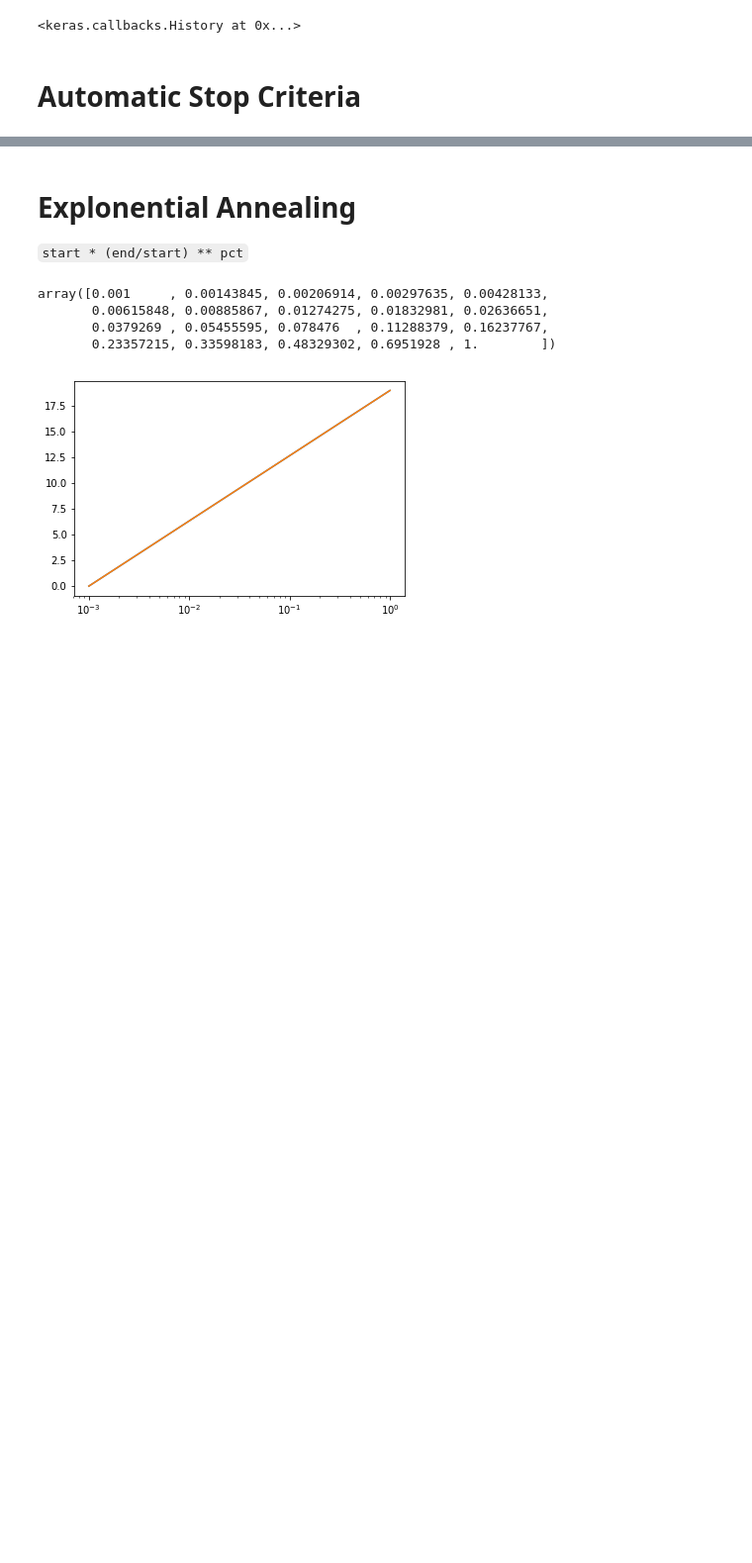
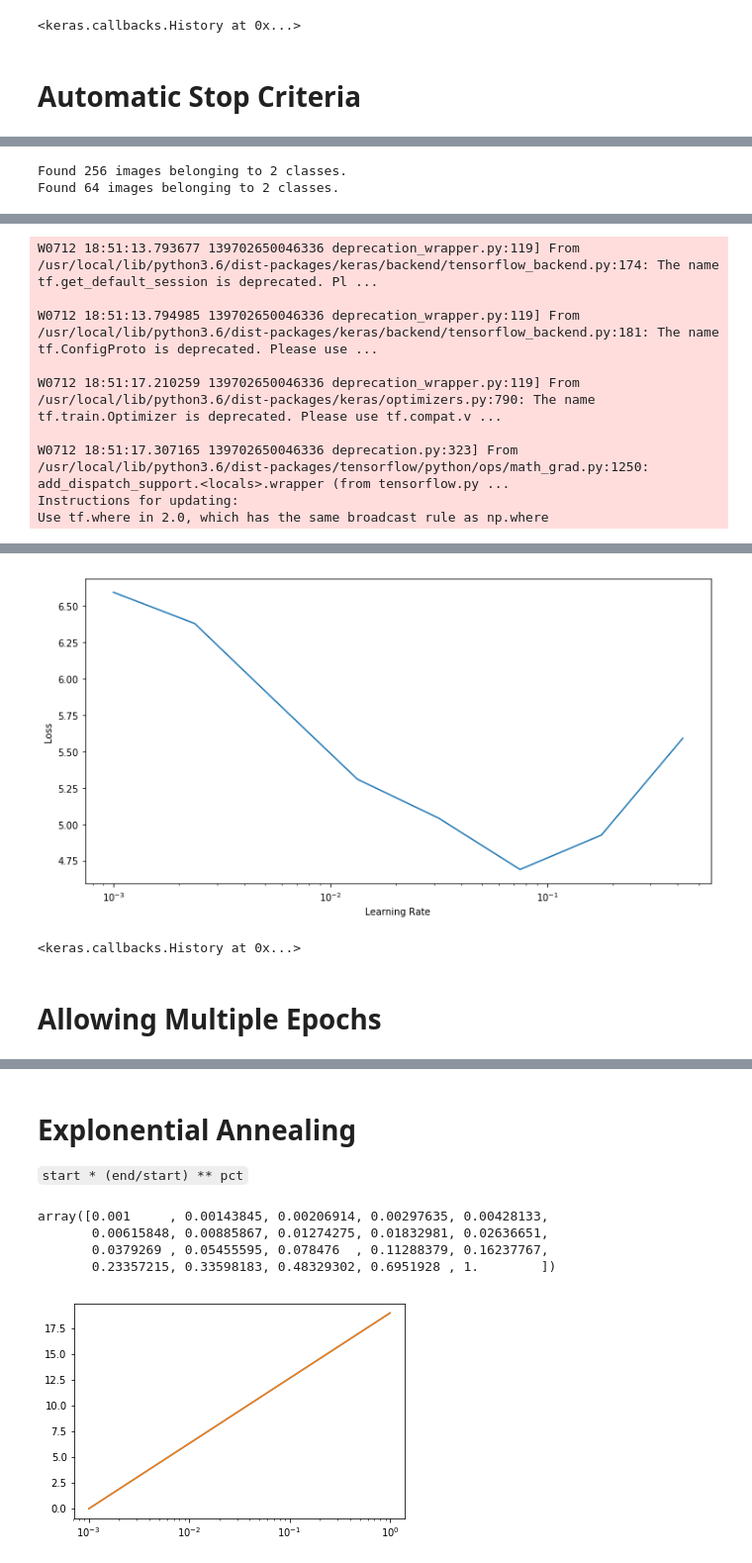
Before and after one commit to WittmannF/LRFinder, a Jupyter notebook: LRFinder_Playground.ipynb, the cells around one changed output, grey strips where cells are left out. Shown at 99% size. Cells and saved outputs as stored; diff of their text form; code cells hidden in the pictures; blank space fills up the shorter version.

```diff
--- a/LRFinder_Playground.ipynb
+++ b/LRFinder_Playground.ipynb
@@ -247,0 +317,44 @@ Epoch 1/1
+# %%
+from keras.applications.vgg16 import VGG16, preprocess_input
+from keras.preprocessing.image import ImageDataGenerator
+
+# 1. Define Data Generators
+DATA_PATH = 'ImageDataGenerator-example/flow_from_directory'
+
+datagen = ImageDataGenerator(preprocessing_function=preprocess_input)
+train_gen = datagen.flow_from_directory(DATA_PATH+'/train', target_size=(224, 224), class_mode="sparse")
+valid_gen = datagen.flow_from_directory(DATA_PATH+'/valid', target_size=(224, 224), class_mode="sparse")
+# %% [output]
+Found 256 images belonging to 2 classes.
+Found 64 images belonging to 2 classes.
+# %%
+from keras.models import Sequential
+from keras.layers import Flatten, Dense
+from keras.optimizers import Adam
+from keras.callbacks import ModelCheckpoint
+
+# 2. Initialize base model
+base_model = VGG16(include_top=False, input_shape=(224,224,3))
+
+# 3. Freeze layers from the base model
+for layer in base_model.layers:
+    layer.trainable=False
+
+# 4. Add Fully connected layer
+model = Sequential([base_model,
+                    Flatten(),
+                    Dense(1024, activation='relu'),
+                    Dense(2, activation='softmax')])
+
+model.compile(optimizer=Adam(lr=1e-4),
+              loss='sparse_categorical_crossentropy',
+              metrics=['accuracy'])
+
+lr_finder = LRFinder(min_lr=0.001, max_lr=1, mom=0.9)
+
+model.fit_generator(train_gen,
+                    train_gen.n//train_gen.batch_size,
+                    validation_data=valid_gen,
+                    validation_steps=valid_gen.n//valid_gen.batch_size,
+                    callbacks=[lr_finder])
+# %% [output]
@@ -247,0 +371,9 @@ Epoch 1/1
+W0712 18:51:13.793677 139702650046336 deprecation_wrapper.py:119] From /usr/local/lib/python3.6/dist-packages/keras/backend/tensorflow_backend.py:174: The name tf.get_default_session is deprecated. Pl ...
+
+W0712 18:51:13.794985 139702650046336 deprecation_wrapper.py:119] From /usr/local/lib/python3.6/dist-packages/keras/backend/tensorflow_backend.py:181: The name tf.ConfigProto is deprecated. Please use ...
+
+W0712 18:51:17.210259 139702650046336 deprecation_wrapper.py:119] From /usr/local/lib/python3.6/dist-packages/keras/optimizers.py:790: The name tf.train.Optimizer is deprecated. Please use tf.compat.v ...
+
+W0712 18:51:17.307165 139702650046336 deprecation.py:323] From /usr/local/lib/python3.6/dist-packages/tensorflow/python/ops/math_grad.py:1250: add_dispatch_support.<locals>.wrapper (from tensorflow.py ...
+Instructions for updating:
+Use tf.where in 2.0, which has the same broadcast rule as np.where
@@ -247,0 +382,4 @@ Epoch 1/1
+[figure, added]
+<keras.callbacks.History at 0x...>
+# %% [markdown]
+# Allowing Multiple Epochs
```
Also changed, not shown: parts of 13 cells of this notebook.
